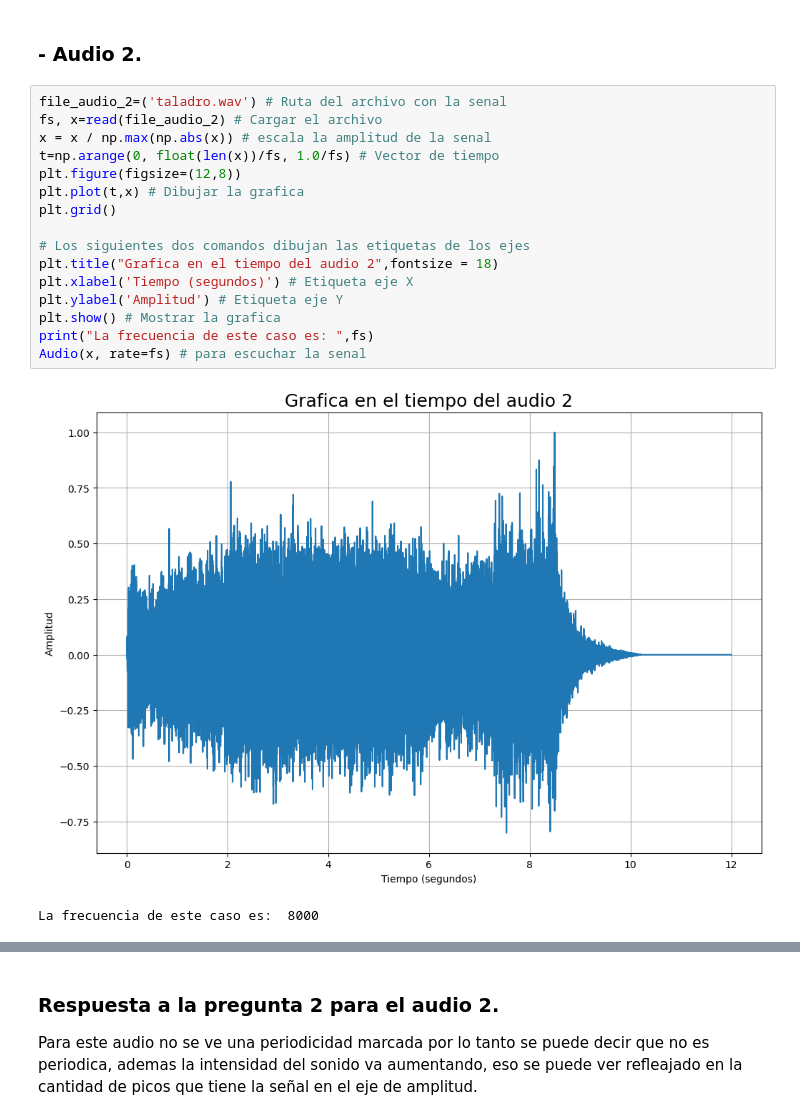
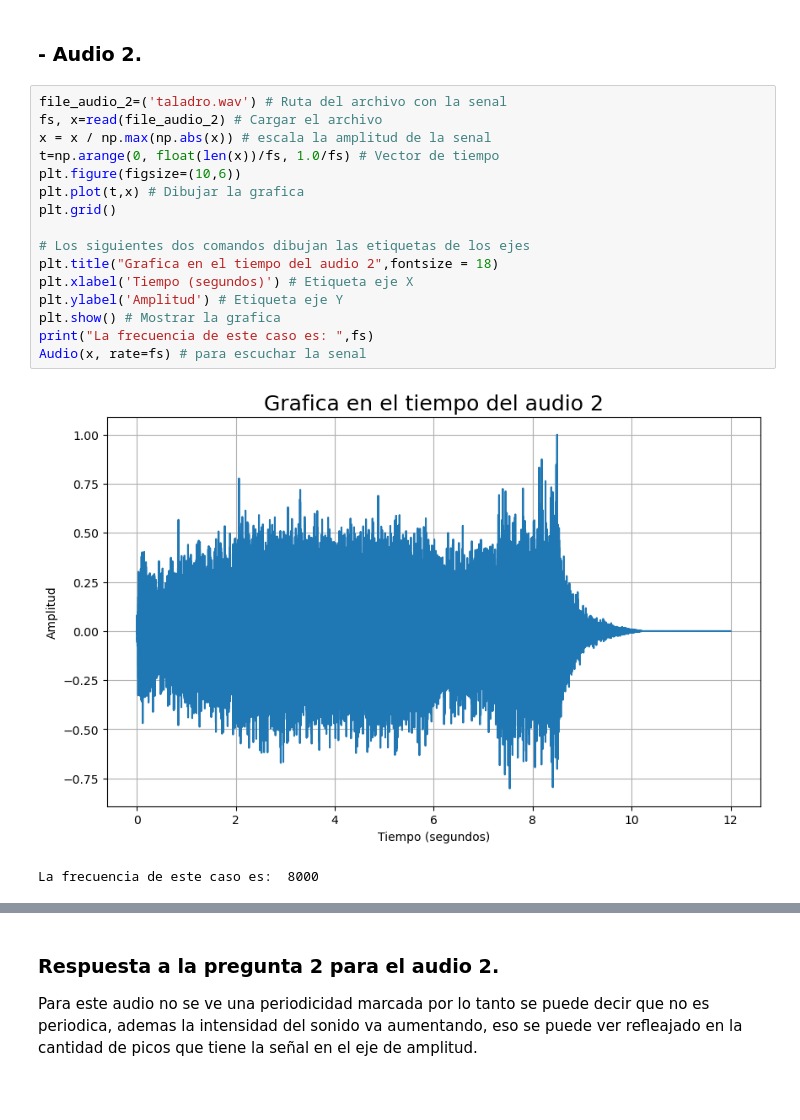
Before and after one commit to JoseOrtiz23/Proyecto_Final_PDS_2023_1, a Jupyter notebook: Proyecto_Final_OrtizMiranda_JoseDavid.ipynb, the cells around one changed output, grey strips where cells are left out. Saved outputs shown, nothing was run; the diff lists cells and outputs as text; blank space fills up the shorter version.

```diff
--- a/Proyecto_Final_OrtizMiranda_JoseDavid.ipynb
+++ b/Proyecto_Final_OrtizMiranda_JoseDavid.ipynb
@@ -56,21 +67,21 @@ Para este caso no se nota que la señal sea periodica, pero se puede decir que t
 # %%
 file_audio_2=('taladro.wav') # Ruta del archivo con la senal
 fs, x=read(file_audio_2) # Cargar el archivo
 x = x / np.max(np.abs(x)) # escala la amplitud de la senal
 t=np.arange(0, float(len(x))/fs, 1.0/fs) # Vector de tiempo
-plt.figure(figsize=(12,8))
+plt.figure(figsize=(10,6))
 plt.plot(t,x) # Dibujar la grafica
 plt.grid()
 
 # Los siguientes dos comandos dibujan las etiquetas de los ejes
 plt.title("Grafica en el tiempo del audio 2",fontsize = 18)
 plt.xlabel('Tiempo (segundos)') # Etiqueta eje X
 plt.ylabel('Amplitud') # Etiqueta eje Y
 plt.show() # Mostrar la grafica
 print("La frecuencia de este caso es: ",fs)
 Audio(x, rate=fs) # para escuchar la senal
 # %% [output]
-[figure, old version]
+[figure, new version]
 La frecuencia de este caso es:  8000
 [interactive output not drawn]
 # %% [markdown]
```
Also changed, not shown: parts of 38 cells of this notebook, 4 other files.
